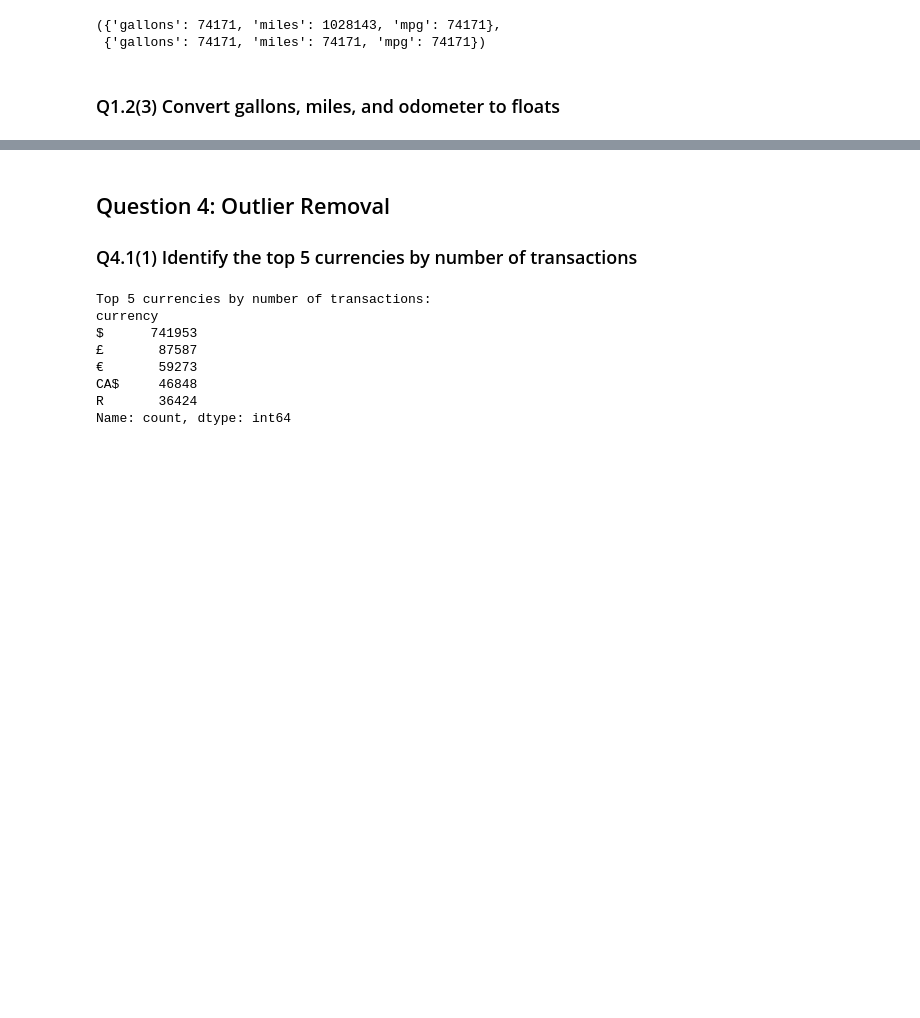
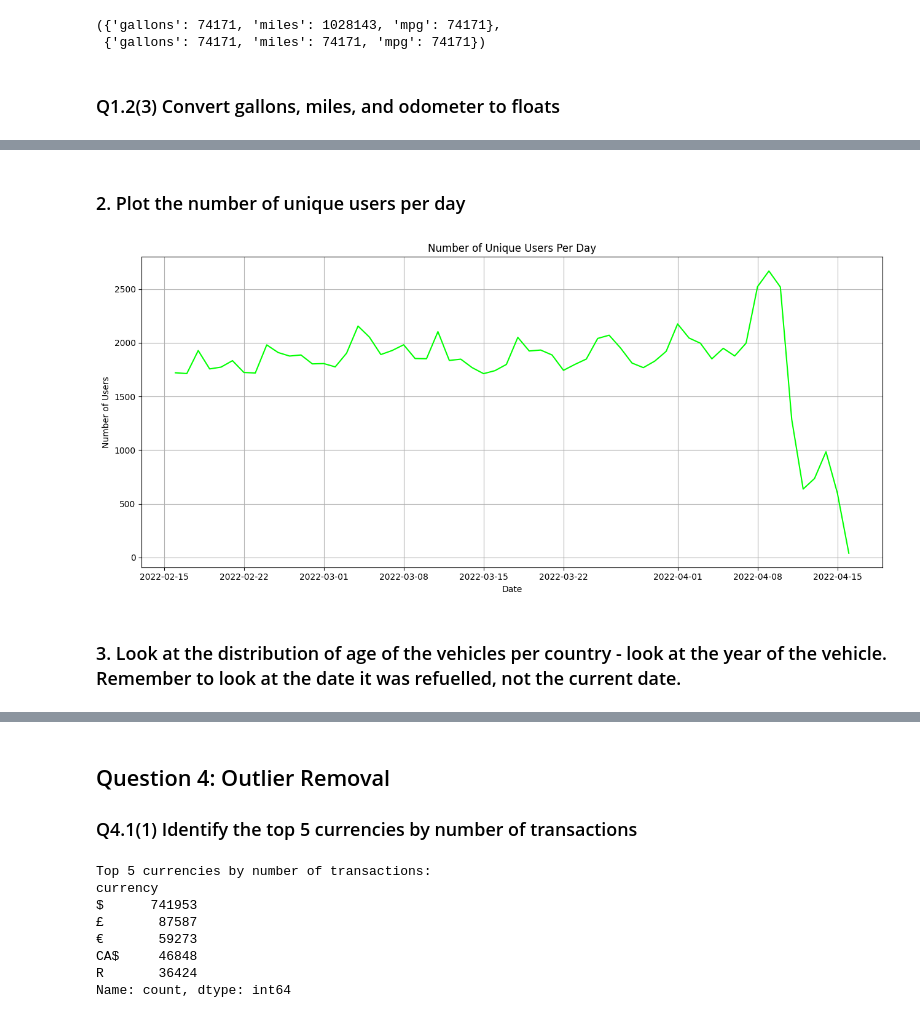
Before and after one commit to SeanMz28/IDVE_assignment1, a Jupyter notebook: assignment1.ipynb, the cells around one changed output, grey strips where cells are left out. Drawn from its saved outputs; the diff is of its cells as text; code cells hidden in the pictures; blank space fills up the shorter version.

```diff
--- a/assignment1.ipynb
+++ b/assignment1.ipynb
@@ -274,0 +631,22 @@ sample_data
+# %% [markdown]
+### 2. Plot the number of unique users per day
+# %%
+#restrict data to one month back, as dates go back 10+ years!
+df['date_captured'] = pd.to_datetime(df['date_captured'], errors='coerce')
+df_last_month = df[df['date_captured'] >= df['date_captured'].max() - pd.offsets.DateOffset(months=2)] #filter data to the past 2 months
+
+#plotting line graph
+unique_users_per_day = df_last_month.groupby(df_last_month['date_captured'].dt.date)['user_url'].nunique()
+
+plt.figure(figsize=(13, 6))
+unique_users_per_day.plot(kind='line', color='lime')
+plt.title('Number of Unique Users Per Day')
+plt.xlabel('Date')
+plt.ylabel('Number of Users')
+plt.grid()
+plt.tight_layout()
+plt.show()
+# %% [output]
+[figure, added]
+# %% [markdown]
+### 3. Look at the distribution of age of the vehicles per country - look at the year of the vehicle. Remember to look at the date it was refuelled, not the current date.
```
Also changed, not shown: parts of 39 cells of this notebook.
